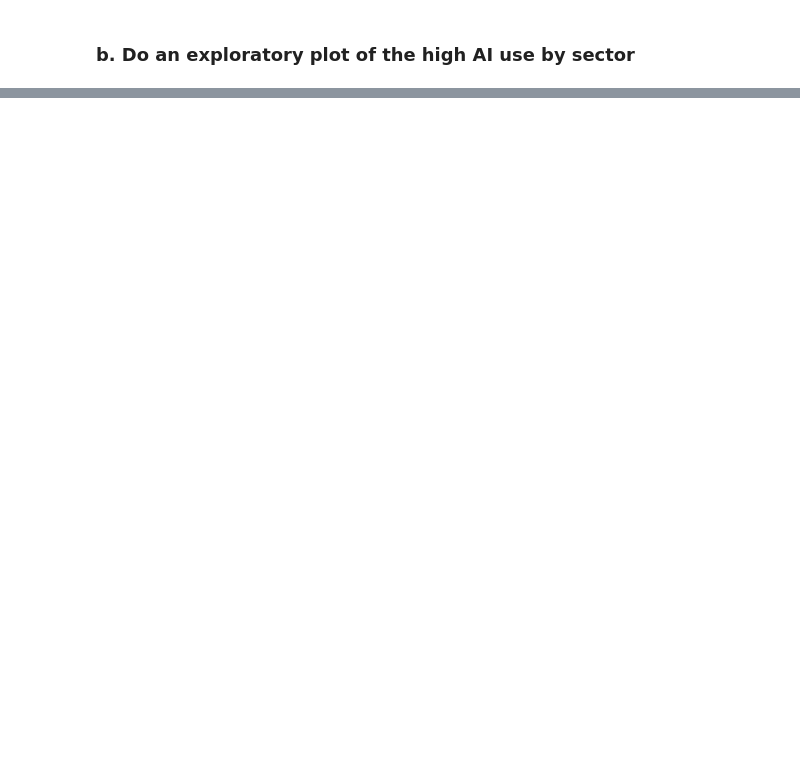
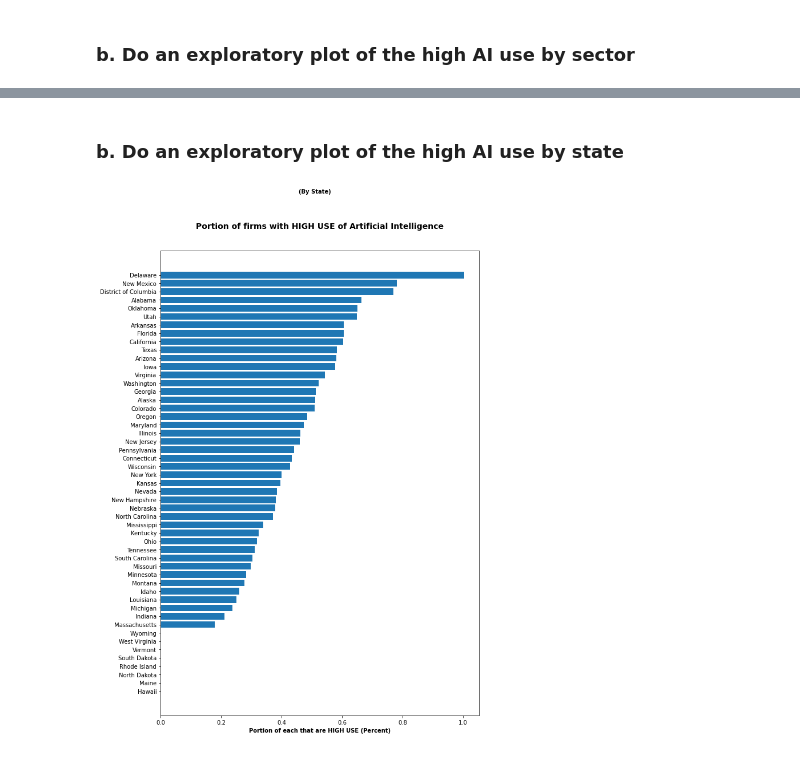
Before and after one commit to dgitall/GroupProj-Census, a Jupyter notebook: Question1-highuse-Analysis.ipynb, the cells around one changed output, grey strips where cells are left out. Saved outputs shown, nothing was run; the diff lists cells and outputs as text; code cells hidden in the pictures; blank space fills up the shorter version.

```diff
--- a/Question1-highuse-Analysis.ipynb
+++ b/Question1-highuse-Analysis.ipynb
@@ -116,0 +165,16 @@ plt.show()
+# %%
+TechUseHigh_state_HighUse = TechUseHigh_state[
+    TechUseHigh_state['TECHUSE'] == 'T1E03B05']
+TechUseHigh_state_DontKnow = TechUseHigh_state[
+    TechUseHigh_state['TECHUSE'] == 'T1E03B06']
+TechUseHigh_state_Total = TechUseHigh_state[TechUseHigh_state['TECHUSE'] == 'T1E03BA9']
+# Reset all of the indices so the calculation works correctly
+TechUseHigh_state_HighUse.reset_index(drop=True, inplace=True)
+TechUseHigh_state_DontKnow.reset_index(drop=True, inplace=True)
+TechUseHigh_state_Total.reset_index(drop=True, inplace=True)
+# Normalize high AI use to total non-don't-know responses
+TechUseHigh_state_HighUse['NORM_FIRMS'] = TechUseHigh_state_HighUse['FIRMPDEMP']*100/(
+    TechUseHigh_state_Total['FIRMPDEMP'] - TechUseHigh_state_DontKnow['FIRMPDEMP'])
+print(TechUseHigh_state_HighUse.head())
+print(TechUseHigh_state_HighUse.columns)
+print(TechUseHigh_state_HighUse.info())
@@ -116,0 +204,20 @@ plt.show()
+# %% [markdown]
+### b. Do an exploratory plot of the high AI use by state
+# %%
+TechUseHigh_state_HighUse = TechUseHigh_state_HighUse.sort_values(
+    by=['NORM_FIRMS', 'State'], ascending=True)
+fig, ax = plt.subplots()
+ax.barh(TechUseHigh_state_HighUse['State'],
+        TechUseHigh_state_HighUse['NORM_FIRMS'])
+ax.set_ylabel = ('')
+ax.set_xlabel('Portion of each that are HIGH USE (Percent)\n',
+              fontweight='bold')
+ax.set_title('Portion of firms with HIGH USE of Artificial Intelligence\n\n',
+             fontsize=14, fontweight='bold')
+fig.suptitle('(By State)',
+             fontsize=10, fontweight='bold')
+fig.set_figwidth(10)
+fig.set_figheight(15)
+plt.show()
+# %% [output]
+[figure, added]
```
Also changed, not shown: parts of 21 cells of this notebook.
